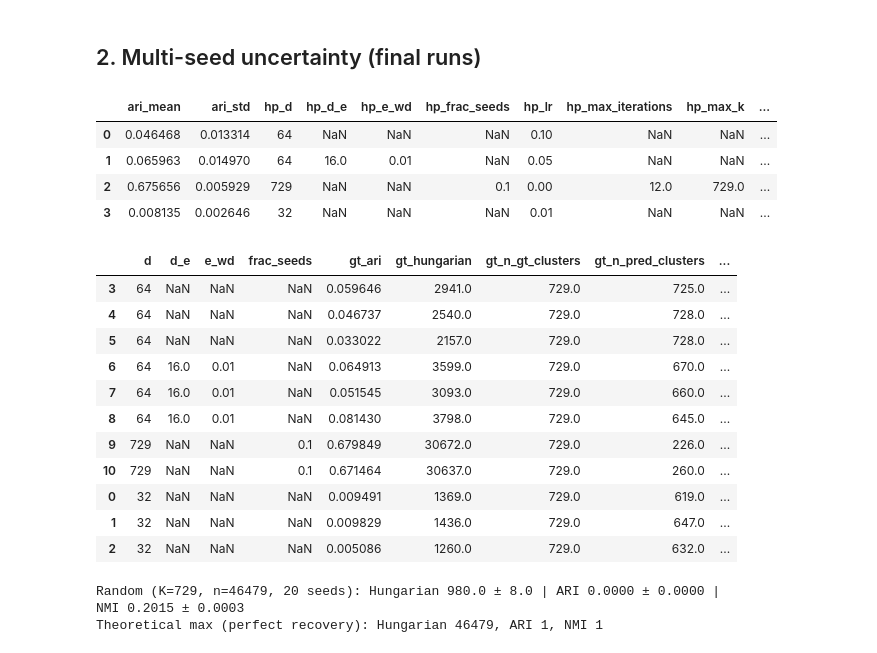
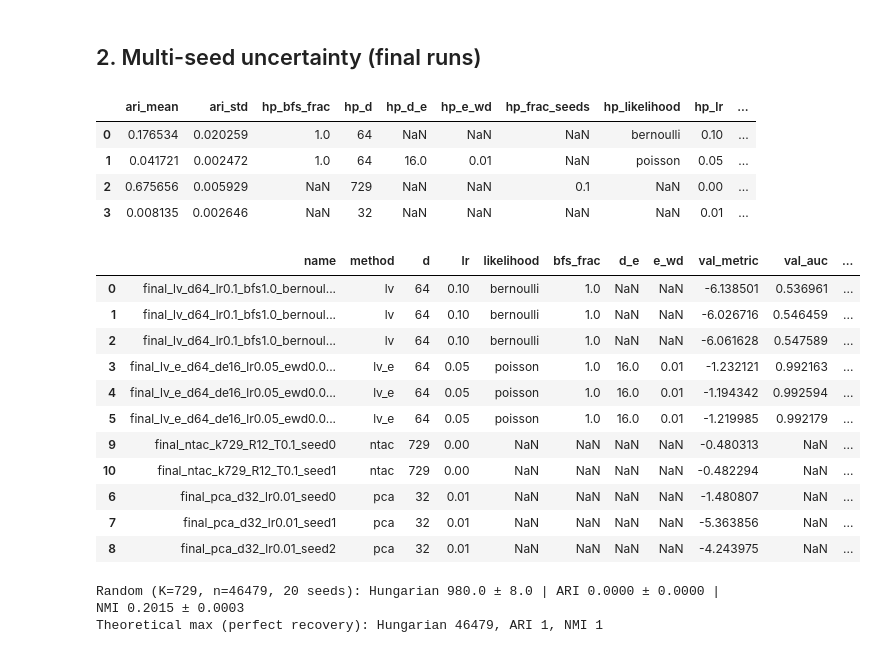
Before and after one commit to kyunghyuncho/flywrite-cell-types, a Jupyter notebook: inspect_sweep_results.ipynb, the cells around one changed output. Drawn from its saved outputs; the diff is of its cells as text; code cells hidden in the pictures.

```diff
--- a/inspect_sweep_results.ipynb
+++ b/inspect_sweep_results.ipynb
@@ -44,7 +46,36 @@ def methods_present(df: pd.DataFrame) -> list[str]:
 # %%
 hp = pd.read_csv("hp_results.csv")
 best = json.loads(Path("hp_best.json").read_text())
-display(hp.sort_values(["method", "val_metric"], ascending=[True, False]).groupby("method").head(5))
+
+
+def attach_val_auc(df: pd.DataFrame) -> pd.DataFrame:
+    """Join the calibration-invariant held-out AUC from the per-run metrics JSON.
+
+    ``val_auc`` is written by the LV / LV+e / GNN trainers but is not part of the
+    aggregated CSVs; PCA and NTAC leave it undefined.
+    """
+    auc = {
+        p.name[: -len("_metrics.json")]: json.loads(p.read_text()).get("val_auc")
+        for p in Path(".").glob("*_metrics.json")
+    }
+    df["val_auc"] = df["name"].map(auc)
+    return df
+
+
+hp = attach_val_auc(hp)
+HP_COLS = [
+    c
+    for c in [
+        "name", "method", "d", "lr", "likelihood", "bfs_frac", "target_updates",
+        "d_e", "e_wd", "val_metric", "val_auc", "gt_hungarian", "gt_ari", "gt_nmi",
+    ]
+    if c in hp.columns
+]
+display(
+    hp.sort_values(["method", "val_metric"], ascending=[True, False])
+    .groupby("method")
+    .head(5)[HP_COLS]
+)
 print("Selected by val_metric:")
 display(pd.DataFrame([
     {"method": m, "name": v["name"], "val_metric": v["val_metric"], **v["hyperparams"]}
@@ -130,52 +218,52 @@ from evaluate_clustering import (
     load_ground_truth,
     random_assignment_baseline,
 )
 
-final = pd.read_csv("final_results.csv")
+final = attach_val_auc(pd.read_csv("final_results.csv"))
 summary = pd.read_csv("final_summary.csv")
 display(summary)
-display(final.sort_values(["method", "seed"]))
+display(final.sort_values(["method", "seed"])[[c for c in HP_COLS if c in final.columns] + ["seed"]])
 
 # Random baseline + theoretical max on the same shared GT set as the finals.
 gt = load_ground_truth(Path("root_id_type_dict.pkl"))
 pred_paths = sorted(Path(".").glob("final_*_assignment_dict*.npy"))
 if pred_paths:
     pred0 = load_assignment_dict(pred_paths[0])
     gt_labels, _, shared = align_assignments(pred0, gt)
 else:
     gt_labels, _ = encode_labels(list(gt.values()))
     shared = list(gt.keys())
 
 k_pred = 729
 rand_base = random_assignment_baseline(gt_labels, k=k_pred, n_seeds=20, seed=0)
 print(
     f"Random (K={k_pred}, n={len(shared)}, 20 seeds): "
     f"Hungarian {rand_base['hungarian_mean']:.1f} ± {rand_base['hungarian_std']:.1f} "
     f"| ARI {rand_base['ari_mean']:.4f} ± {rand_base['ari_std']:.4f} "
     f"| NMI {rand_base['nmi_mean']:.4f} ± {rand_base['nmi_std']:.4f}"
 )
 print(
     f"Theoretical max (perfect recovery): Hungarian {rand_base['hungarian_max']:.0f}, "
     f"ARI {rand_base['ari_max']:.0f}, NMI {rand_base['nmi_max']:.0f}"
 )
 # %% [output]
-|  | ari_mean | ari_std | hp_d | hp_d_e | hp_e_wd | hp_frac_seeds | hp_lr | hp_max_iterations | hp_max_k | ... |
-| 0 | 0.046468 | 0.013314 | 64 | NaN | NaN | NaN | 0.10 | NaN | NaN | ... |
-| 1 | 0.065963 | 0.014970 | 64 | 16.0 | 0.01 | NaN | 0.05 | NaN | NaN | ... |
-| 2 | 0.675656 | 0.005929 | 729 | NaN | NaN | 0.1 | 0.00 | 12.0 | 729.0 | ... |
-| 3 | 0.008135 | 0.002646 | 32 | NaN | NaN | NaN | 0.01 | NaN | NaN | ... |
+|  | ari_mean | ari_std | hp_bfs_frac | hp_d | hp_d_e | hp_e_wd | hp_frac_seeds | hp_likelihood | hp_lr | ... |
+| 0 | 0.176534 | 0.020259 | 1.0 | 64 | NaN | NaN | NaN | bernoulli | 0.10 | ... |
+| 1 | 0.041721 | 0.002472 | 1.0 | 64 | 16.0 | 0.01 | NaN | poisson | 0.05 | ... |
+| 2 | 0.675656 | 0.005929 | NaN | 729 | NaN | NaN | 0.1 | NaN | 0.00 | ... |
+| 3 | 0.008135 | 0.002646 | NaN | 32 | NaN | NaN | NaN | NaN | 0.01 | ... |
-|  | d | d_e | e_wd | frac_seeds | gt_ari | gt_hungarian | gt_n_gt_clusters | gt_n_pred_clusters | ... |
-| 3 | 64 | NaN | NaN | NaN | 0.059646 | 2941.0 | 729.0 | 725.0 | ... |
-| 4 | 64 | NaN | NaN | NaN | 0.046737 | 2540.0 | 729.0 | 728.0 | ... |
-| 5 | 64 | NaN | NaN | NaN | 0.033022 | 2157.0 | 729.0 | 728.0 | ... |
-| 6 | 64 | 16.0 | 0.01 | NaN | 0.064913 | 3599.0 | 729.0 | 670.0 | ... |
-| 7 | 64 | 16.0 | 0.01 | NaN | 0.051545 | 3093.0 | 729.0 | 660.0 | ... |
-| 8 | 64 | 16.0 | 0.01 | NaN | 0.081430 | 3798.0 | 729.0 | 645.0 | ... |
-| 9 | 729 | NaN | NaN | 0.1 | 0.679849 | 30672.0 | 729.0 | 226.0 | ... |
-| 10 | 729 | NaN | NaN | 0.1 | 0.671464 | 30637.0 | 729.0 | 260.0 | ... |
-| 0 | 32 | NaN | NaN | NaN | 0.009491 | 1369.0 | 729.0 | 619.0 | ... |
-| 1 | 32 | NaN | NaN | NaN | 0.009829 | 1436.0 | 729.0 | 647.0 | ... |
-| 2 | 32 | NaN | NaN | NaN | 0.005086 | 1260.0 | 729.0 | 632.0 | ... |
+|  | name | method | d | lr | likelihood | bfs_frac | d_e | e_wd | val_metric | val_auc | ... |
+| 0 | final_lv_d64_lr0.1_bfs1.0_bernoul... | lv | 64 | 0.10 | bernoulli | 1.0 | NaN | NaN | -6.138501 | 0.536961 | ... |
+| 1 | final_lv_d64_lr0.1_bfs1.0_bernoul... | lv | 64 | 0.10 | bernoulli | 1.0 | NaN | NaN | -6.026716 | 0.546459 | ... |
+| 2 | final_lv_d64_lr0.1_bfs1.0_bernoul... | lv | 64 | 0.10 | bernoulli | 1.0 | NaN | NaN | -6.061628 | 0.547589 | ... |
+| 3 | final_lv_e_d64_de16_lr0.05_ewd0.0... | lv_e | 64 | 0.05 | poisson | 1.0 | 16.0 | 0.01 | -1.232121 | 0.992163 | ... |
+| 4 | final_lv_e_d64_de16_lr0.05_ewd0.0... | lv_e | 64 | 0.05 | poisson | 1.0 | 16.0 | 0.01 | -1.194342 | 0.992594 | ... |
+| 5 | final_lv_e_d64_de16_lr0.05_ewd0.0... | lv_e | 64 | 0.05 | poisson | 1.0 | 16.0 | 0.01 | -1.219985 | 0.992179 | ... |
+| 9 | final_ntac_k729_R12_T0.1_seed0 | ntac | 729 | 0.00 | NaN | NaN | NaN | NaN | -0.480313 | NaN | ... |
+| 10 | final_ntac_k729_R12_T0.1_seed1 | ntac | 729 | 0.00 | NaN | NaN | NaN | NaN | -0.482294 | NaN | ... |
+| 6 | final_pca_d32_lr0.01_seed0 | pca | 32 | 0.01 | NaN | NaN | NaN | NaN | -1.480807 | NaN | ... |
+| 7 | final_pca_d32_lr0.01_seed1 | pca | 32 | 0.01 | NaN | NaN | NaN | NaN | -5.363856 | NaN | ... |
+| 8 | final_pca_d32_lr0.01_seed2 | pca | 32 | 0.01 | NaN | NaN | NaN | NaN | -4.243975 | NaN | ... |
 Random (K=729, n=46479, 20 seeds): Hungarian 980.0 ± 8.0 | ARI 0.0000 ± 0.0000 | NMI 0.2015 ± 0.0003
 Theoretical max (perfect recovery): Hungarian 46479, ARI 1, NMI 1
 # %%
```
Also changed, not shown: parts of 4 cells of this notebook, 4 other files.
